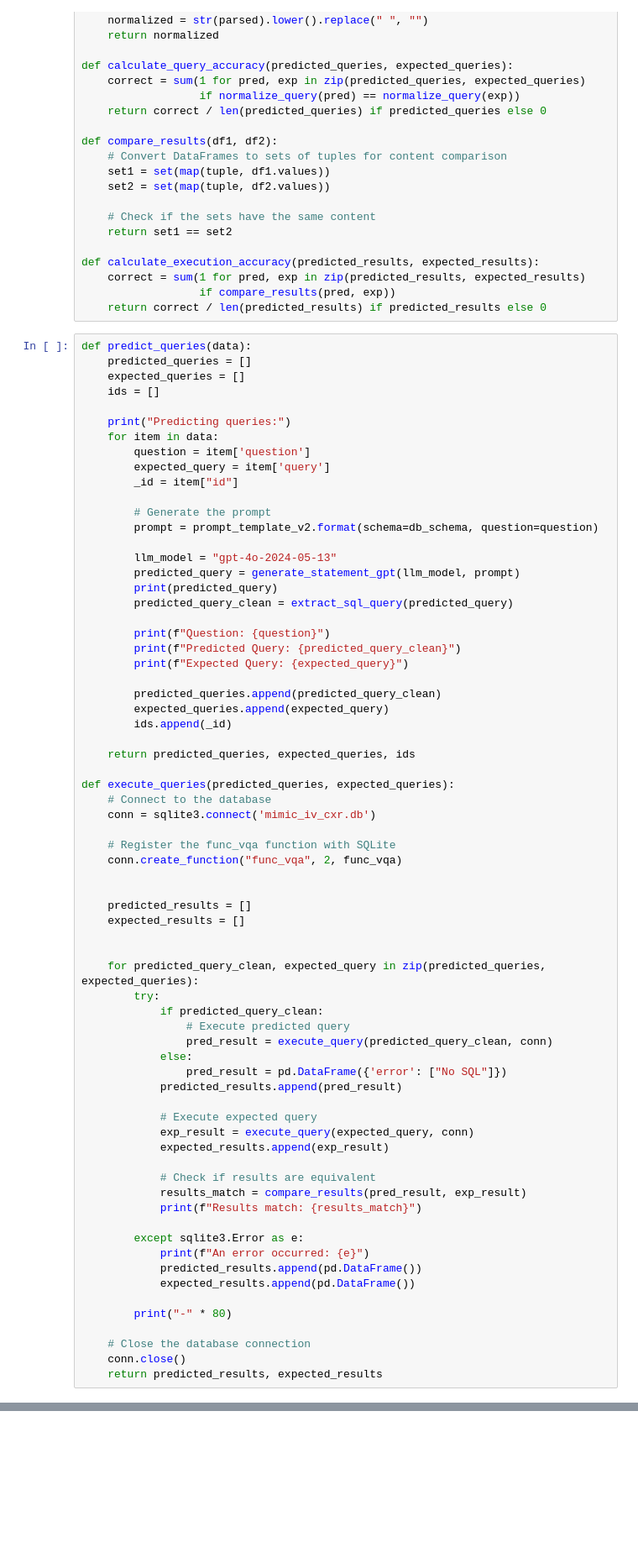
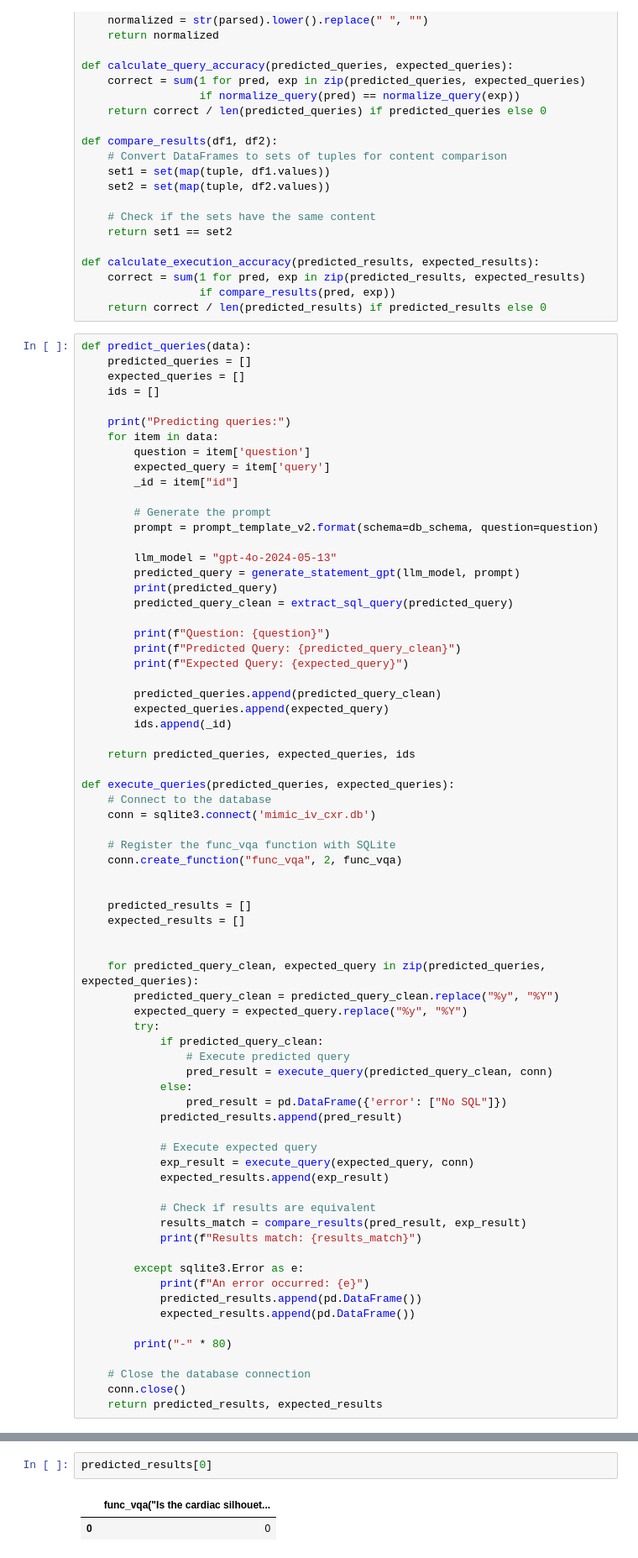
Before and after one commit to yizhang-unifr/XMODE, a Jupyter notebook: ehrxqa-baseline.ipynb, the cells around one changed output, grey strips where cells are left out. Shown at 84% size. Saved outputs shown, nothing was run; the diff lists cells and outputs as text; blank space fills up the shorter version.

Commit message:
fixed baseline experiments and results

```diff
--- a/ehrxqa-baseline.ipynb
+++ b/ehrxqa-baseline.ipynb
@@ -568,6 +644,8 @@ def execute_queries(predicted_queries, expected_queries):
 
 
     for predicted_query_clean, expected_query in zip(predicted_queries, expected_queries):
+        predicted_query_clean = predicted_query_clean.replace("%y", "%Y")
+        expected_query = expected_query.replace("%y", "%Y")
         try:
             if predicted_query_clean:
                 # Execute predicted query
@@ -633,0 +722,5 @@ Results match: False
+# %%
+predicted_results[0]
+# %% [output]
+|  | func_vqa("Is the cardiac silhouet... |
+| 0 | 0 |
```
Also changed, not shown: parts of 17 cells of this notebook, 3 other files.
